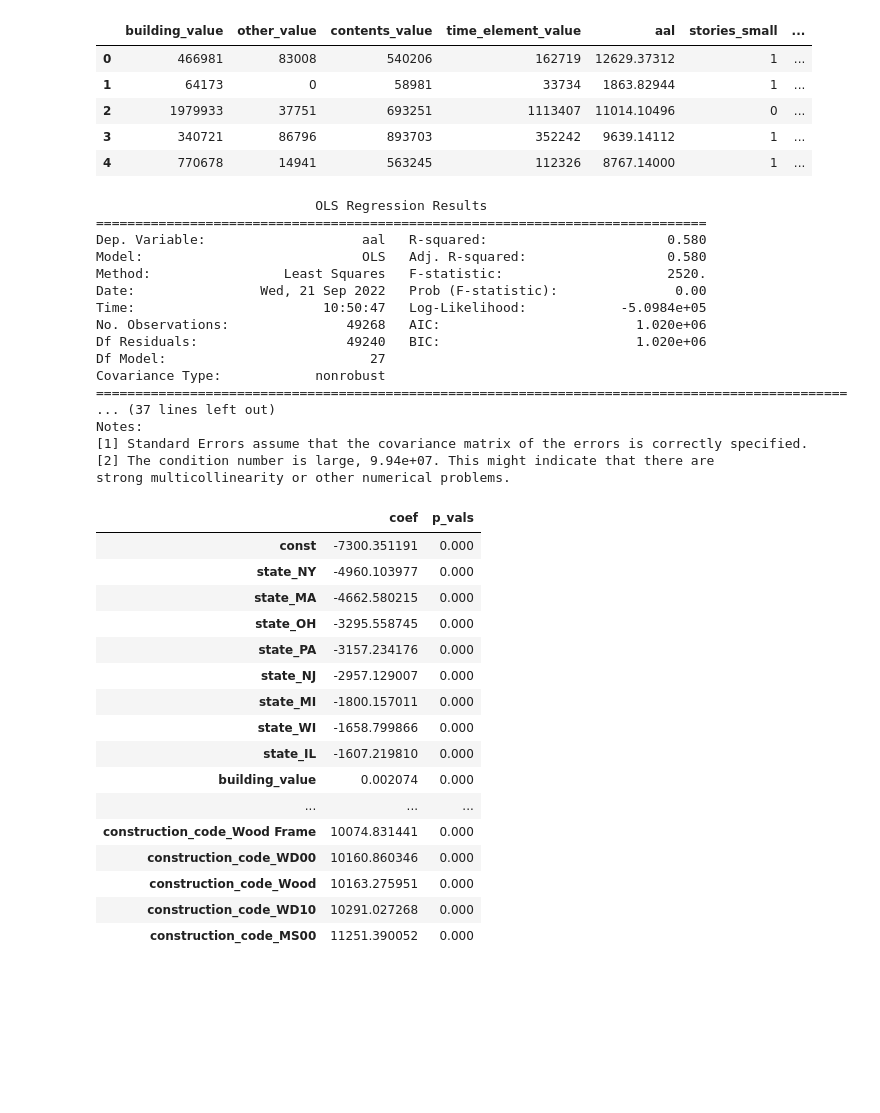
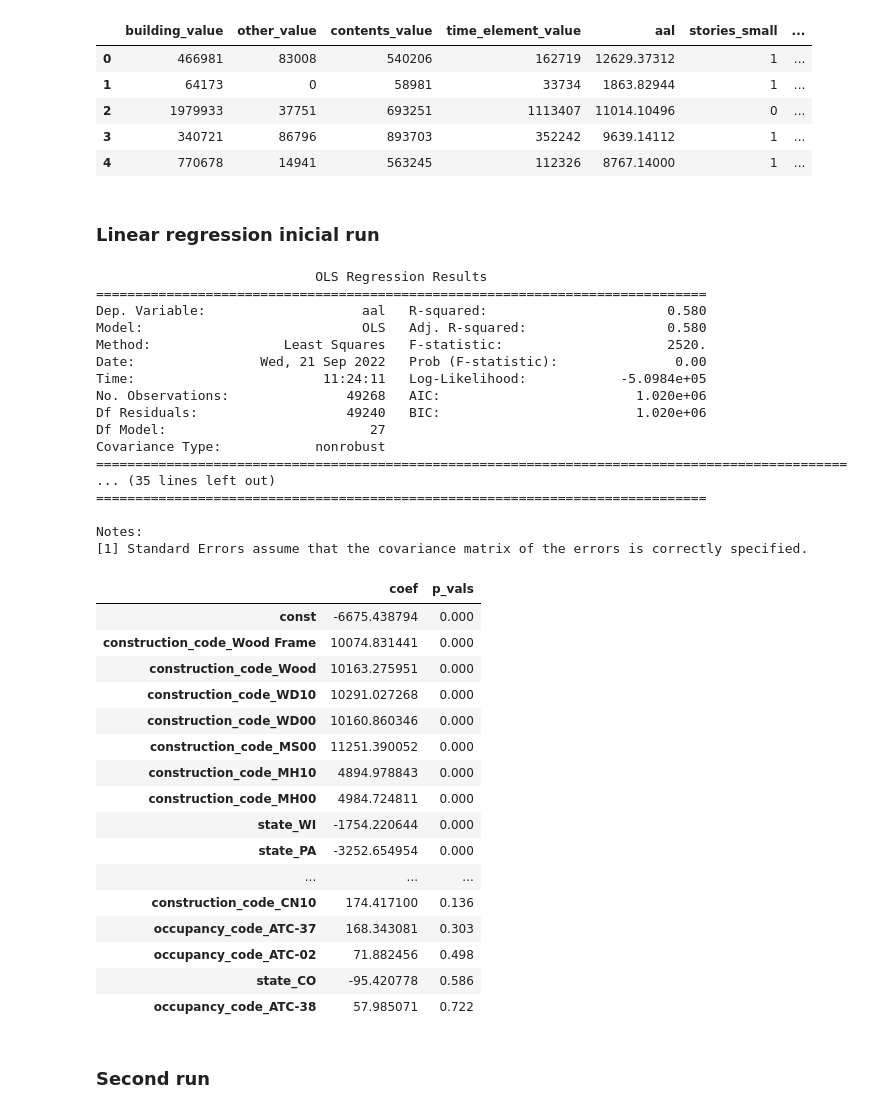
Before and after one commit to kevinmiguel97/Winter-storm-risk-evaluation, a Jupyter notebook: locations_analysis.ipynb, the cells around one changed output. Cells and saved outputs as stored; diff of their text form; code cells hidden in the pictures; blank space fills up the shorter version.

Commit message:
Second run

```diff
--- a/locations_analysis.ipynb
+++ b/locations_analysis.ipynb
@@ -533,7 +547,7 @@ To run the model we have to clean the dataset. The following processes were impl
 # %%
 # Creating dummy variables
 df_reg = pd.get_dummies(df_locations, columns=['state', 'construction_code',
-             'occupancy_code'], drop_first=True)
+             'occupancy_code'], drop_first=False)
 
 # Dropping one of each categorical variables to avoid multicollinerity
 # Dropping state column as we do not need it, and county for simplicity
@@ -541,7 +555,10 @@ df_reg = pd.get_dummies(df_locations, columns=['state', 'construction_code',
 
 df_reg.drop(columns=['postalcode', 'county', 'portfolio',
                     'weight_aal', 'weight_snow', 'weighted_TIV', 'total_insured_value',
-                    'risk_count', 'stories', 'stories_large'], inplace=True)
+                    'risk_count', 'stories', 'stories_large', 'avg_snow'], inplace=True)
+
+# Base groups of dummies (TX, Unknown construction code, Single family housing)
+df_reg.drop(columns=['state_TX', 'construction_code_CN00', 'occupancy_code_ATC-01'], inplace=True)
 # %%
 df_reg.head()
 # %% [output]
@@ -551,18 +568,23 @@ df_reg.head()
 | 2 | 1979933 | 37751 | 693251 | 1113407 | 11014.10496 | 0 | ... |
 | 3 | 340721 | 86796 | 893703 | 352242 | 9639.14112 | 1 | ... |
 | 4 | 770678 | 14941 | 563245 | 112326 | 8767.14000 | 1 | ... |
+# %% [markdown]
+### Linear regression inicial run
 # %%
 import numpy as np
 import statsmodels.api as sm
 
 X = df_reg.drop(columns='aal')
 
+X = standarize(X)
 
 y = df_reg['aal']
 
 #add constant to predictor variables
 X = sm.add_constant(X)
 
+
+
 #fit regression model
 model = sm.OLS(y, X).fit()
 
@@ -575,38 +597,39 @@ Dep. Variable:                    aal   R-squared:                       0.580
 Model:                            OLS   Adj. R-squared:                  0.580
 Method:                 Least Squares   F-statistic:                     2520.
 Date:                Wed, 21 Sep 2022   Prob (F-statistic):               0.00
-Time:                        10:50:47   Log-Likelihood:            -5.0984e+05
+Time:                        11:24:11   Log-Likelihood:            -5.0984e+05
 No. Observations:               49268   AIC:                         1.020e+06
 Df Residuals:                   49240   BIC:                         1.020e+06
 Df Model:                          27
 Covariance Type:            nonrobust
 ================================================================================================
-... (37 lines left out)
+... (35 lines left out)
+==============================================================================
+
 Notes:
 [1] Standard Errors assume that the covariance matrix of the errors is correctly specified.
-[2] The condition number is large, 9.94e+07. This might indicate that there are
-strong multicollinearity or other numerical problems.
 # %%
 betas = pd.DataFrame(model.params, columns=['coef'])
 p_vals = pd.DataFrame(model.pvalues)
 betas['p_vals'] = round(p_vals, 3)
+betas.sort_values(by='p_vals')
+# %% [output]
+|  | coef | p_vals |
+| const | -6675.438794 | 0.000 |
+| construction_code_Wood Frame | 10074.831441 | 0.000 |
+| construction_code_Wood | 10163.275951 | 0.000 |
+| construction_code_WD10 | 10291.027268 | 0.000 |
+| construction_code_WD00 | 10160.860346 | 0.000 |
+| construction_code_MS00 | 11251.390052 | 0.000 |
+| construction_code_MH10 | 4894.978843 | 0.000 |
+| construction_code_MH00 | 4984.724811 | 0.000 |
+| state_WI | -1754.220644 | 0.000 |
+| state_PA | -3252.654954 | 0.000 |
+| ... | ... | ... |
+| construction_code_CN10 | 174.417100 | 0.136 |
+| occupancy_code_ATC-37 | 168.343081 | 0.303 |
+| occupancy_code_ATC-02 | 71.882456 | 0.498 |
+| state_CO | -95.420778 | 0.586 |
+| occupancy_code_ATC-38 | 57.985071 | 0.722 |
-# %%
-betas.sort_values(by='coef')
-# %% [output]
-|  | coef | p_vals |
-| const | -7300.351191 | 0.000 |
-| state_NY | -4960.103977 | 0.000 |
-| state_MA | -4662.580215 | 0.000 |
-| state_OH | -3295.558745 | 0.000 |
-| state_PA | -3157.234176 | 0.000 |
-| state_NJ | -2957.129007 | 0.000 |
-| state_MI | -1800.157011 | 0.000 |
-| state_WI | -1658.799866 | 0.000 |
-| state_IL | -1607.219810 | 0.000 |
-| building_value | 0.002074 | 0.000 |
-| ... | ... | ... |
-| construction_code_Wood Frame | 10074.831441 | 0.000 |
-| construction_code_WD00 | 10160.860346 | 0.000 |
-| construction_code_Wood | 10163.275951 | 0.000 |
-| construction_code_WD10 | 10291.027268 | 0.000 |
-| construction_code_MS00 | 11251.390052 | 0.000 |
+# %% [markdown]
+### Second run
```
Also changed, not shown: parts of 3 cells of this notebook, 1 other file.
